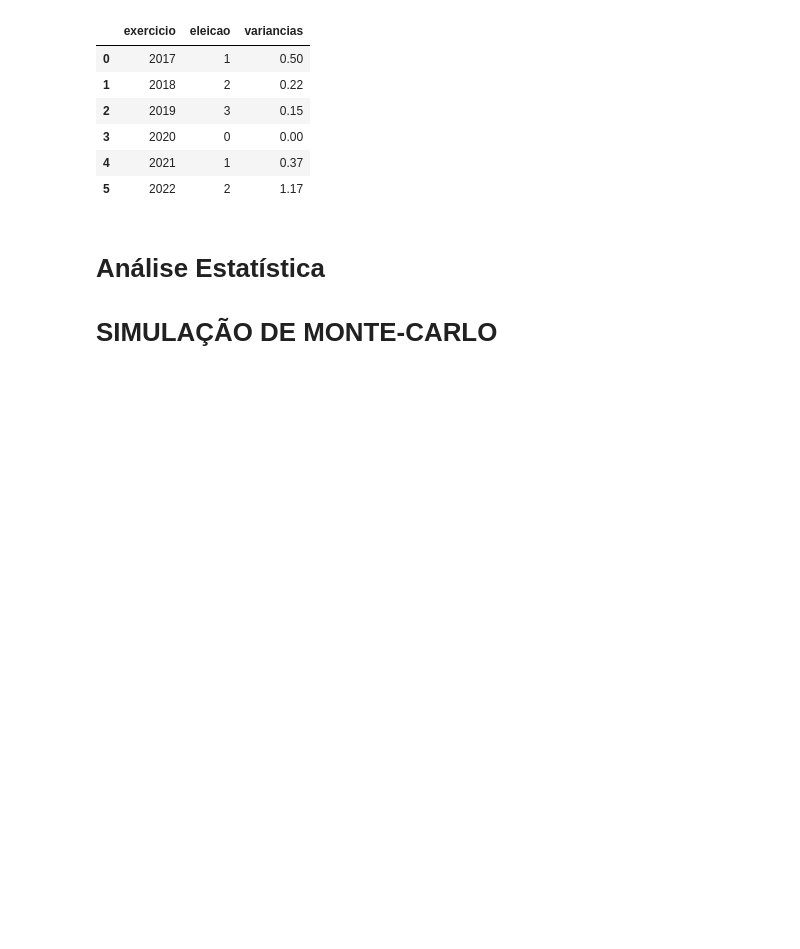
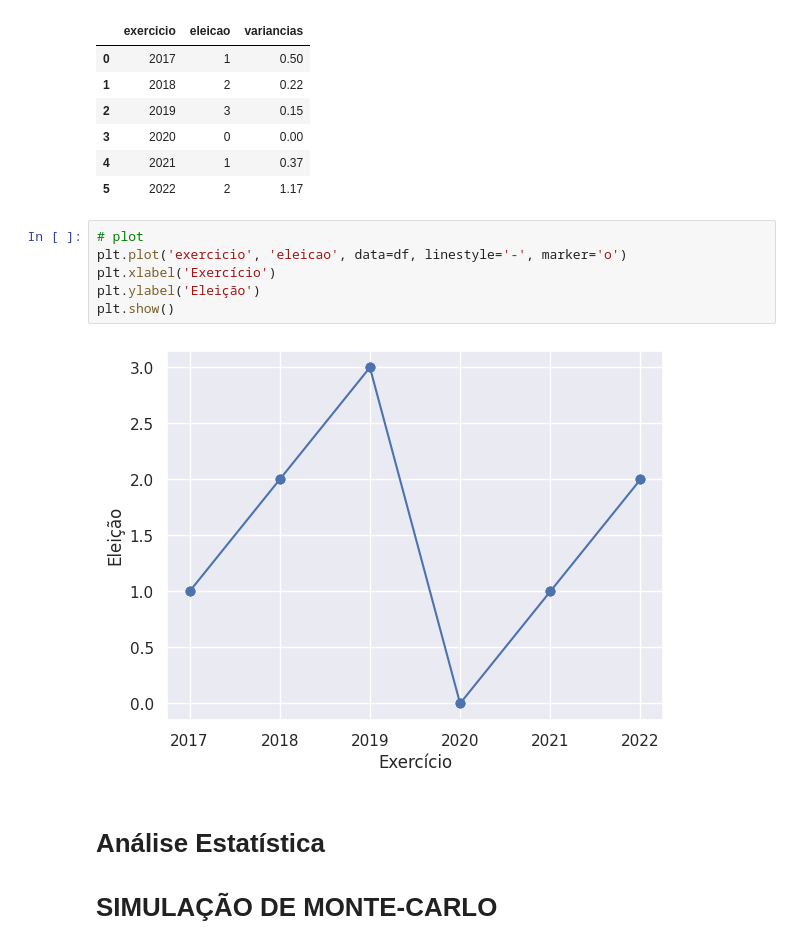
Before and after one commit to DeboraOliver/forecasting_siconfi_dtp, a Jupyter notebook: PROJETO.ipynb, the cells around one changed output. Saved outputs shown, nothing was run; the diff lists cells and outputs as text; blank space fills up the shorter version.

```diff
--- a/PROJETO.ipynb
+++ b/PROJETO.ipynb
@@ -94,6 +95,14 @@ df.groupby(['exercicio','eleicao'])['variancias'].mean().reset_index()
 | 3 | 2020 | 0 | 0.00 |
 | 4 | 2021 | 1 | 0.37 |
 | 5 | 2022 | 2 | 1.17 |
+# %%
+# plot
+plt.plot('exercicio', 'eleicao', data=df, linestyle='-', marker='o')
+plt.xlabel('Exercício')
+plt.ylabel('Eleição')
+plt.show()
+# %% [output]
+[figure, added]
 # %% [markdown]
 # Análise Estatística
 
```
Also changed, not shown: parts of 2 cells of this notebook.
